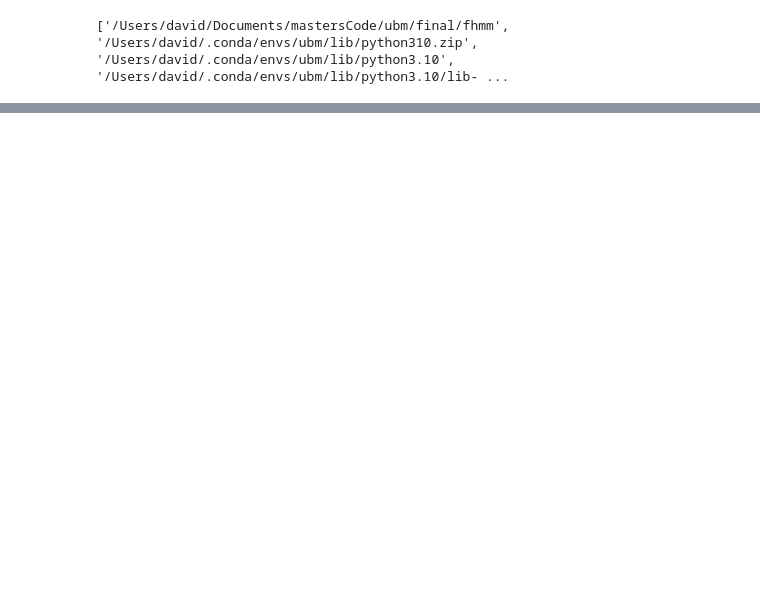
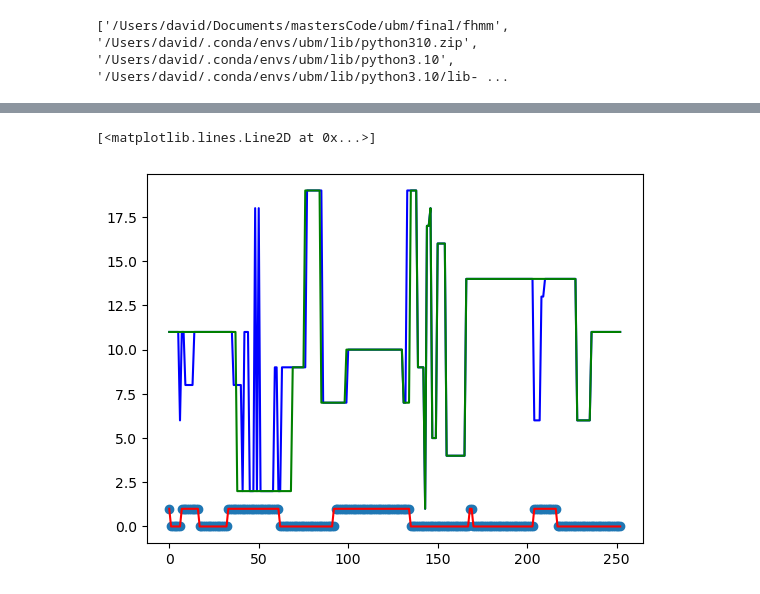
Before and after one commit to Davidjames9610/ubm, a Jupyter notebook: final/fhmm/tut1.ipynb, the cells around one changed output, grey strips where cells are left out. Drawn from its saved outputs; the diff is of its cells as text; code cells hidden in the pictures; blank space fills up the shorter version.

```diff
--- a/final/fhmm/tut1.ipynb
+++ b/final/fhmm/tut1.ipynb
@@ -188,2 +171,0 @@ plt.plot(gauss_noise)
-# %%
-combined_features = get_feature(combined_time_domain, audio_fs)
@@ -216,0 +189,8 @@ ViterbiAlgorithmParallel = hmmUtils.doViterbiAlgorithmParallel(combined_features
+# %%
+plt.plot(ViterbiAlgorithmParallel[1][0], 'b')
+plt.plot(ViterbiAlgorithmParallel[1][1], 'o')
+plt.plot(ViterbiAlgorithmHmmLearn[1], 'g')
+plt.plot(ss, c='r')
+# %% [output]
+[<matplotlib.lines.Line2D at 0x...>]
+[figure, added]
```
Also changed, not shown: parts of 24 cells of this notebook, 1 other file.
